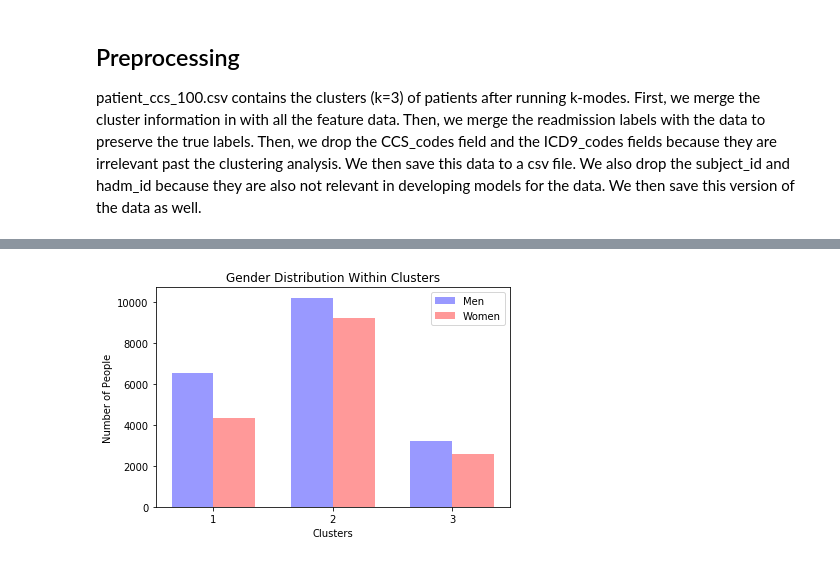
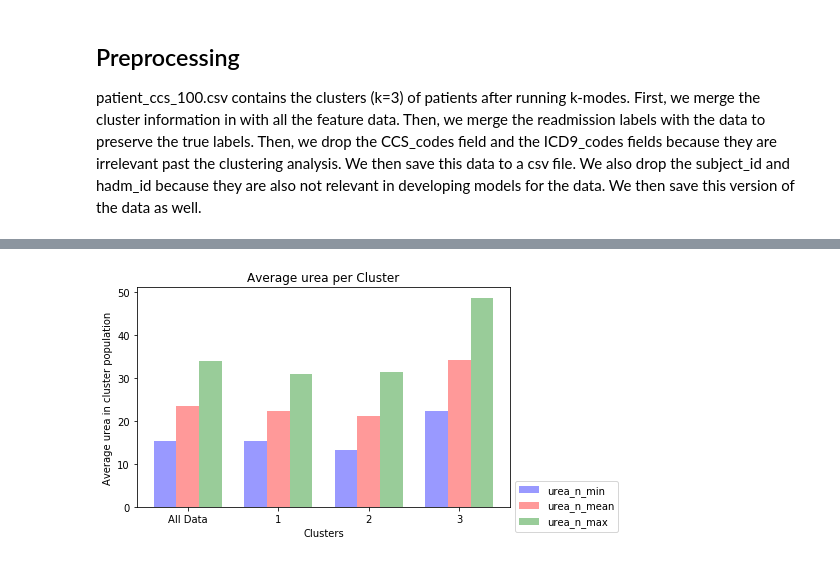
Before and after one commit to aanshshah/AIMed, a Jupyter notebook: clustering/Cluster Averages Demographics.ipynb, the cells around one changed output, grey strips where cells are left out. Saved outputs shown, nothing was run; the diff lists cells and outputs as text; code cells hidden in the pictures.

Commit message:
added cluster graphs per feature

```diff
--- a/clustering/Cluster Averages Demographics.ipynb
+++ b/clustering/Cluster Averages Demographics.ipynb
@@ -31,7 +31,7 @@ patient_ccs_100.csv contains the clusters (k=3) of patients after running k-mode
 # %%
 ccs_data = pd.read_csv('../data/patient_ccs_100.csv')
 ccs_data = ccs_data.rename(index=str, columns={"SUBJECT_ID": "subject_id", "HADM_ID": "hadm_id"})
-all_data = pd.read_csv('../data/x_with_lacefeatures.csv')
+all_data = pd.read_csv('../data/MICU_admits_clean.csv')
 labels = pd.read_csv('../data/y_more_no_df_clean.csv')
 merged_data = all_data.merge(ccs_data, on=['subject_id', 'hadm_id'])
 labeled_data = merged_data.join(labels)
@@ -46,38 +46,72 @@ Each cluster is shows the Male and Female Distribution within that cluster
 # %%
-cluster_readmission = labeled_data.groupby(['cluster_num','gender_M']).size()
-means_men = []
-means_women = []
-n_groups = int(len(cluster_readmission)/2)
-for i in range(n_groups):
-    means_men.append(cluster_readmission[i][1])
-    means_women.append(cluster_readmission[i][0])
+from os import path
 
-fig, ax = plt.subplots()
+features = [['urea_n_min', 'urea_n_max', 'urea_n_mean'],
+            ['platelets_min', 'platelets_max', 'platelets_mean'],
+            ['resprate_min', 'resprate_max', 'resprate_mean'],
+            ['glucose_min', 'glucose_max', 'glucose_mean'],
+            ['hr_min', 'hr_max', 'hr_mean'],
+            ['sysbp_min', 'sysbp_max', 'sysbp_mean'],
+            ['diasbp_min', 'diasbp_max', 'diasbp_mean'],
+            ['temp_min', 'temp_max', 'temp_mean'],
+            ['urine_min', 'urine_max', 'urine_mean'],
+            ['dobutamine_dose_min', 'dobutamine_dose_max', 'dobutamine_dose_mean'],
+            ['dopamine_dose_min', 'dopamine_dose_max', 'dopamine_dose_mean'],
+            ['norepinephrine_dose_min', 'norepinephrine_dose_max','norepinephrine_dose_mean'],
+            ['phenylephrine_dose_min', 'phenylephrine_dose_max', 'phenylephrine_dose_mean'],
+            ['vasopressin_dose_min', 'vasopressin_dose_max', 'vasopressin_dose_mean'],
+            ['epinephrine_dose_min', 'epinephrine_dose_max', 'epinephrine_dose_mean']]
 
-index = np.arange(n_groups)
-bar_width = 0.35
+cluster_readmission = labeled_data.groupby(['cluster_num']).mean()
+n_groups = len(cluster_readmission) + 1
 
-opacity = 0.4
-error_config = {'ecolor': '0.3'}
+for feat_list in features:
+    title = feat_list[0].split("_")[0] # get title from features
 
-rects1 = ax.bar(index, means_men, bar_width,
-                alpha=opacity, color='b',
-                 error_kw=error_config,
-                label='Men')
+    #create list for min/mean/max and first element is mean of total data set
+    feat_min = [labeled_data[feat_list[0]].mean()]
+    feat_mean = [labeled_data[feat_list[2]].mean()]
+    feat_max = [labeled_data[feat_list[1]].mean()]
 
-rects2 = ax.bar(index + bar_width, means_women, bar_width,
-                alpha=opacity, color='r',
-                 error_kw=error_config,
-                label='Women')
+    #add val per cluster
+    for i in range(n_groups-1):
+        feat_min.append(cluster_readmission[feat_list[0]][i])
+        feat_mean.append(cluster_readmission[feat_list[2]][i])
+        feat_max.append(cluster_readmission[feat_list[1]][i])
 
-ax.set_xlabel('Clusters')
-ax.set_ylabel('Number of People')
-ax.set_title('Gender Distribution Within Clusters')
-ax.set_xticks(index + bar_width / 2)
-ax.set_xticklabels(('1', '2', '3'))
-ax.legend()
+    fig, ax = plt.subplots()
+    index = np.arange(n_groups)
+    bar_width = 0.25
+    opacity = 0.4
+    error_config = {'ecolor': '0.3'}
 
-fig.tight_layout()
-plt.show()
+    rects1 = ax.bar(index, feat_min, bar_width,
+                    alpha=opacity, color='b',
+                     error_kw=error_config,
+                    label=feat_list[0])
+    rects2 = ax.bar(index + bar_width, feat_mean, bar_width,
+                    alpha=opacity, color='r',
+                     error_kw=error_config,
+                    label=feat_list[2])
+    rects3 = ax.bar(index + 2*bar_width, feat_max, bar_width,
+                    alpha=opacity, color='g',
+                     error_kw=error_config,
+                    label=feat_list[1])
+
+    ax.set_xlabel('Clusters')
+    ax.set_ylabel('Average ' + title + ' in cluster population')
+    ax.set_title('Average ' + title + ' per Cluster')
+    ax.set_xticks(index + bar_width)
+    ax.set_xticklabels(('All Data', '1', '2', '3'))
+    ax.legend(loc='center left', bbox_to_anchor=(1, 0))
+
+
+    fig.tight_layout()
+#     my_path = os.path.dirname(os.path.realpath('__file__'))
+#     fig.savefig(os.path.join(my_path, "cluster_features",title + ".png"))
+    plt.savefig(path.join("cluster_features",title + ".png"), bbox_inches='tight')
+    plt.show()
+#     plt.savefig("cluster_features/" + title + ".png")
+    plt.clf()
 # %% [output]
-[figure, old version]
+[figure, new version]
```
Also changed, not shown: parts of 11 cells of this notebook, 35 other files.
